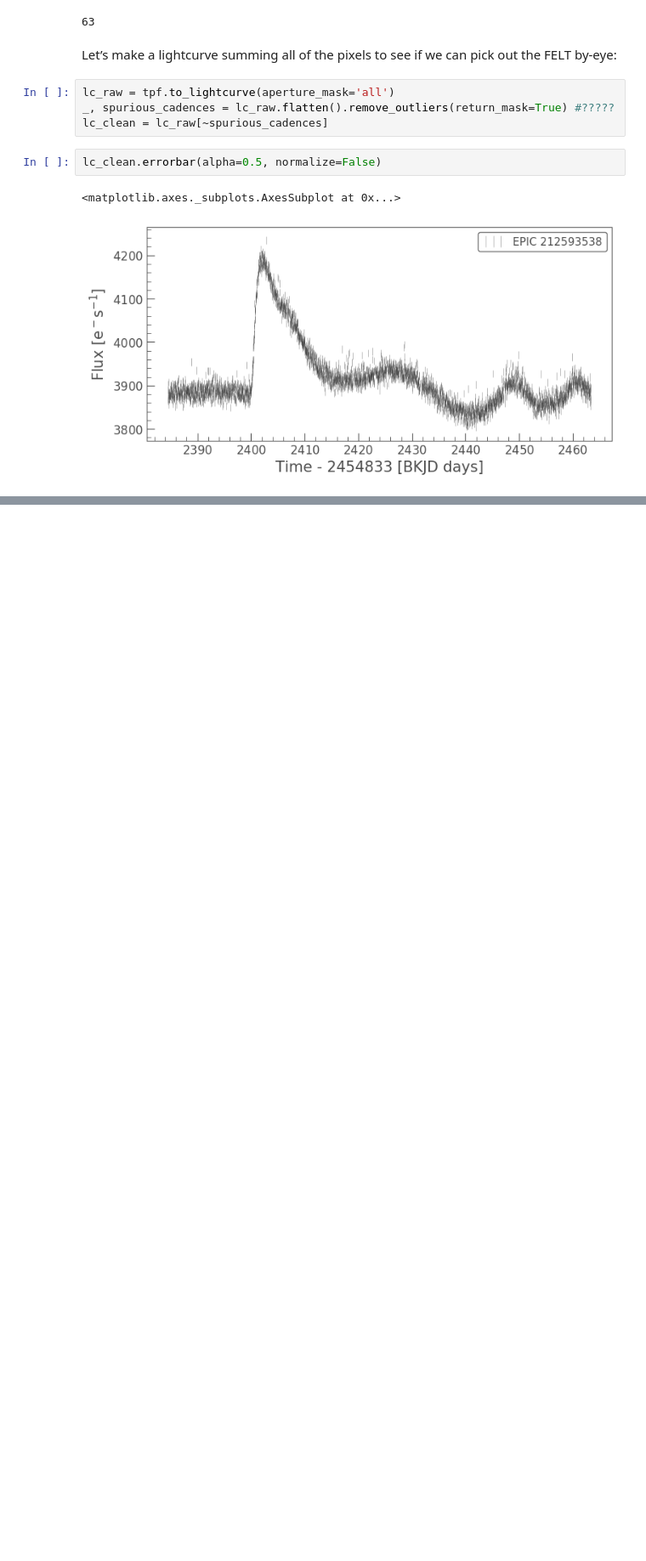
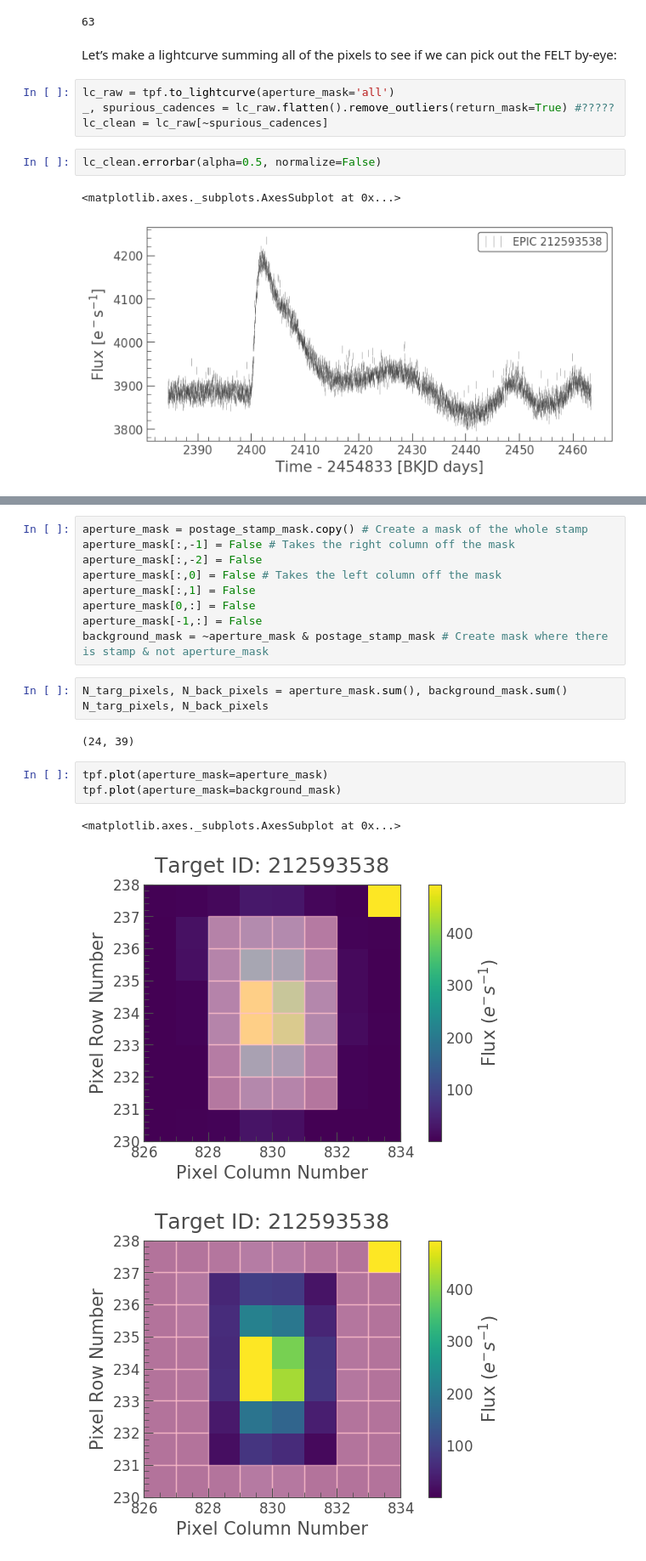
Before and after one commit to PierricJoulot/Astronomy, a Jupyter notebook: Tutorials/Science exemples.ipynb, the cells around one changed output, grey strips where cells are left out. Shown at 85% size. Cells and saved outputs as stored; diff of their text form; blank space fills up the shorter version.

```diff
--- a/Tutorials/Science exemples.ipynb
+++ b/Tutorials/Science exemples.ipynb
@@ -491,0 +512,21 @@ lc_clean.errorbar(alpha=0.5, normalize=False)
+# %%
+aperture_mask = postage_stamp_mask.copy() # Create a mask of the whole stamp
+aperture_mask[:,-1] = False # Takes the right column off the mask
+aperture_mask[:,-2] = False
+aperture_mask[:,0] = False # Takes the left column off the mask
+aperture_mask[:,1] = False
+aperture_mask[0,:] = False
+aperture_mask[-1,:] = False
+background_mask = ~aperture_mask & postage_stamp_mask # Create mask where there is stamp & not aperture_mask
+# %%
+N_targ_pixels, N_back_pixels = aperture_mask.sum(), background_mask.sum()
+N_targ_pixels, N_back_pixels
+# %% [output]
+(24, 39)
+# %%
+tpf.plot(aperture_mask=aperture_mask)
+tpf.plot(aperture_mask=background_mask)
+# %% [output]
+<matplotlib.axes._subplots.AxesSubplot at 0x...>
+[figure, added]
+[figure, added]
```
Also changed, not shown: parts of 24 cells of this notebook, 1 other file.
